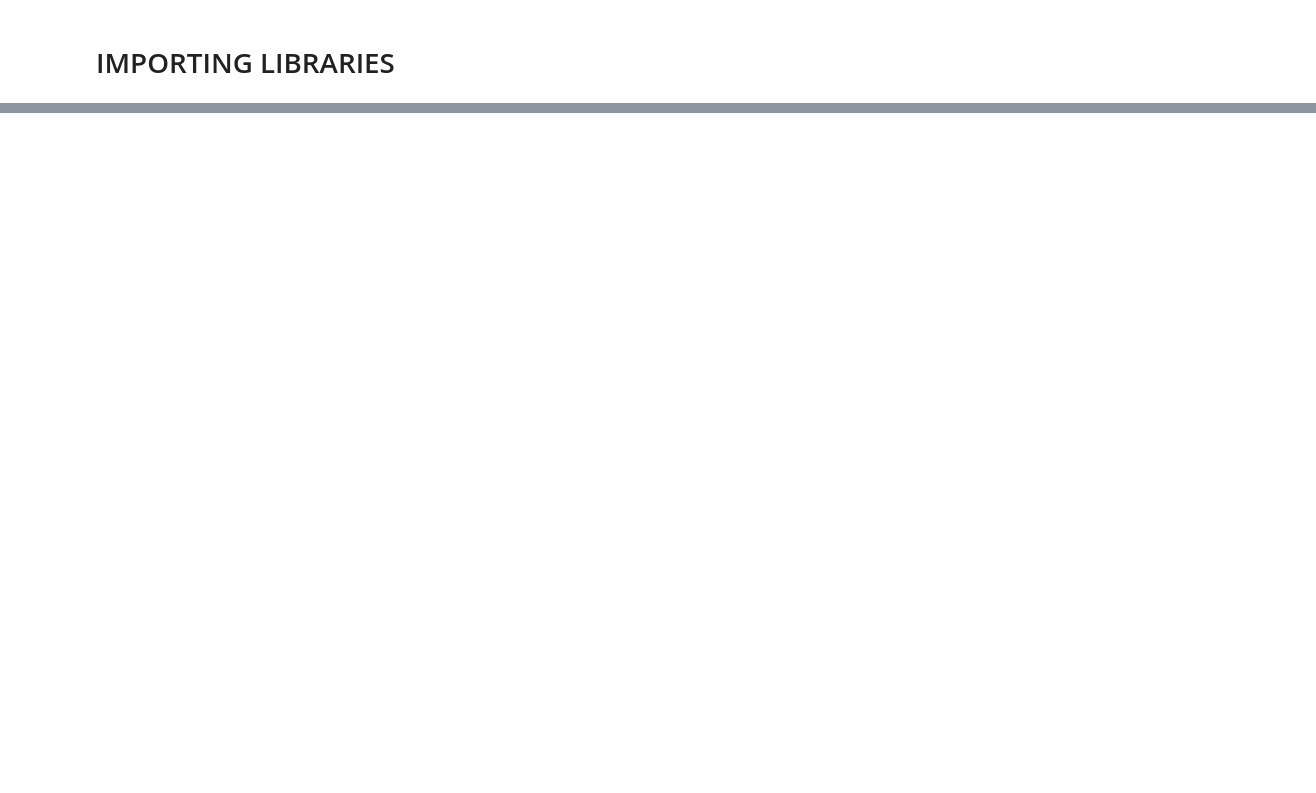
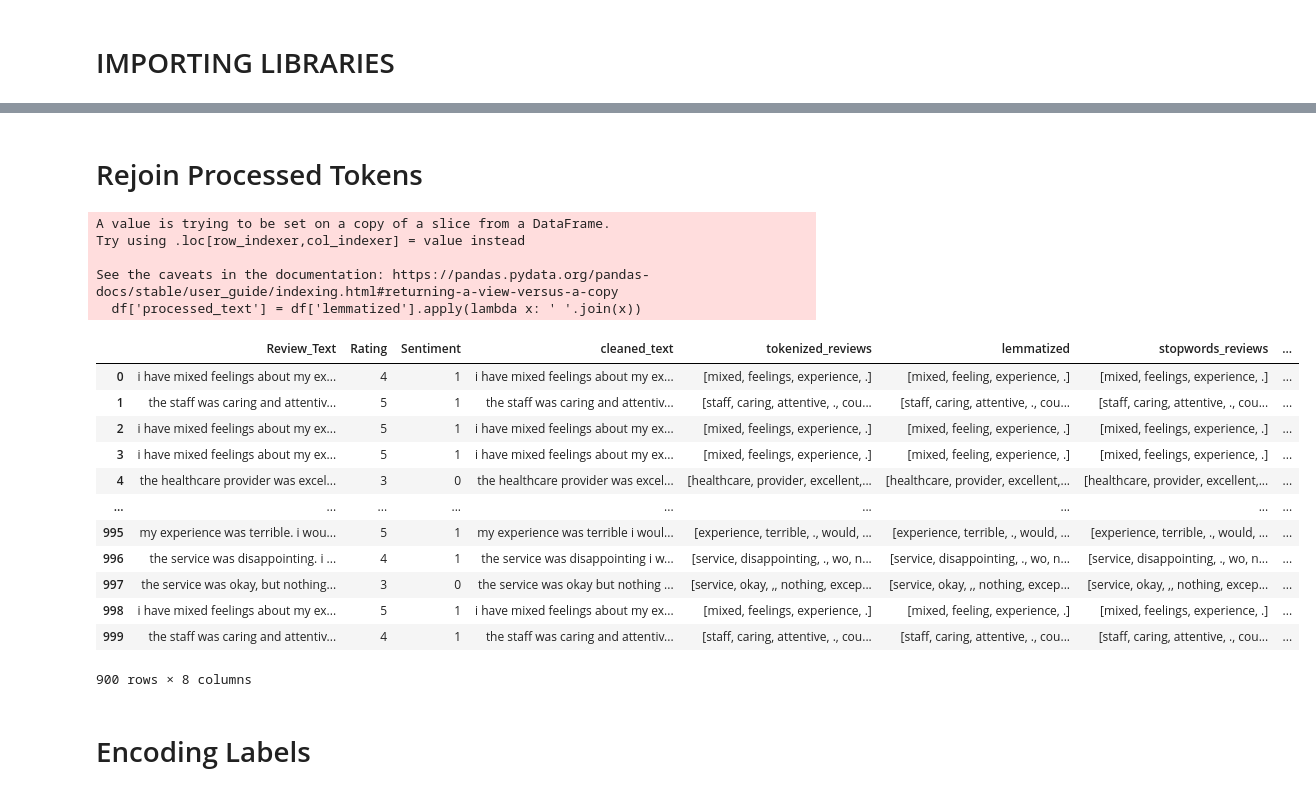
Before and after one commit to virenemmanuel/NLP-Sentiment-Analysis-on-Healthcare-Reviews, a Jupyter notebook: Sentiment.ipynb, the cells around one changed output, grey strips where cells are left out. Saved outputs shown, nothing was run; the diff lists cells and outputs as text; code cells hidden in the pictures; blank space fills up the shorter version.

```diff
--- a/Sentiment.ipynb
+++ b/Sentiment.ipynb
@@ -44,0 +117,2 @@ df
+# %%
+df['tokenized_reviews'] = df.apply(lambda row: nltk.word_tokenize(row['Review_Text']), axis=1)
@@ -44,0 +161,4 @@ df
+# %%
+stop_words = set(stopwords.words('english'))
+
+df['stopwords_reviews'] = df['tokenized_reviews'].apply(lambda x: [word for word in x if word not in stop_words])
@@ -44,0 +189,4 @@ df
+# %%
+lemmatizer = WordNetLemmatizer()
+
+df['lemmatized'] = df['stopwords_reviews'].apply(lambda x: [lemmatizer.lemmatize(word) for word in x])
@@ -44,0 +215,28 @@ df
+# %% [markdown]
+#  Rejoin Processed Tokens
+# %%
+df['processed_text'] = df['lemmatized'].apply(lambda x: ' '.join(x))
+# %% [output]
+A value is trying to be set on a copy of a slice from a DataFrame.
+Try using .loc[row_indexer,col_indexer] = value instead
+
+See the caveats in the documentation: https://pandas.pydata.org/pandas-docs/stable/user_guide/indexing.html#returning-a-view-versus-a-copy
+  df['processed_text'] = df['lemmatized'].apply(lambda x: ' '.join(x))
+# %%
+df
+# %% [output]
+|  | Review_Text | Rating | Sentiment | cleaned_text | tokenized_reviews | lemmatized | stopwords_reviews | ... |
+| 0 | i have mixed feelings about my ex... | 4 | 1 | i have mixed feelings about my ex... | [mixed, feelings, experience, .] | [mixed, feeling, experience, .] | [mixed, feelings, experience, .] | ... |
+| 1 | the staff was caring and attentiv... | 5 | 1 | the staff was caring and attentiv... | [staff, caring, attentive, ., cou... | [staff, caring, attentive, ., cou... | [staff, caring, attentive, ., cou... | ... |
+| 2 | i have mixed feelings about my ex... | 5 | 1 | i have mixed feelings about my ex... | [mixed, feelings, experience, .] | [mixed, feeling, experience, .] | [mixed, feelings, experience, .] | ... |
+| 3 | i have mixed feelings about my ex... | 5 | 1 | i have mixed feelings about my ex... | [mixed, feelings, experience, .] | [mixed, feeling, experience, .] | [mixed, feelings, experience, .] | ... |
+| 4 | the healthcare provider was excel... | 3 | 0 | the healthcare provider was excel... | [healthcare, provider, excellent,... | [healthcare, provider, excellent,... | [healthcare, provider, excellent,... | ... |
+| ... | ... | ... | ... | ... | ... | ... | ... | ... |
+| 995 | my experience was terrible. i wou... | 5 | 1 | my experience was terrible i woul... | [experience, terrible, ., would, ... | [experience, terrible, ., would, ... | [experience, terrible, ., would, ... | ... |
+| 996 | the service was disappointing. i ... | 4 | 1 | the service was disappointing i w... | [service, disappointing, ., wo, n... | [service, disappointing, ., wo, n... | [service, disappointing, ., wo, n... | ... |
+| 997 | the service was okay, but nothing... | 3 | 0 | the service was okay but nothing ... | [service, okay, ,, nothing, excep... | [service, okay, ,, nothing, excep... | [service, okay, ,, nothing, excep... | ... |
+| 998 | i have mixed feelings about my ex... | 5 | 1 | i have mixed feelings about my ex... | [mixed, feelings, experience, .] | [mixed, feeling, experience, .] | [mixed, feelings, experience, .] | ... |
+| 999 | the staff was caring and attentiv... | 4 | 1 | the staff was caring and attentiv... | [staff, caring, attentive, ., cou... | [staff, caring, attentive, ., cou... | [staff, caring, attentive, ., cou... | ... |
+900 rows × 8 columns
+# %% [markdown]
+#  Encoding Labels
```
Also changed, not shown: parts of 28 cells of this notebook.
